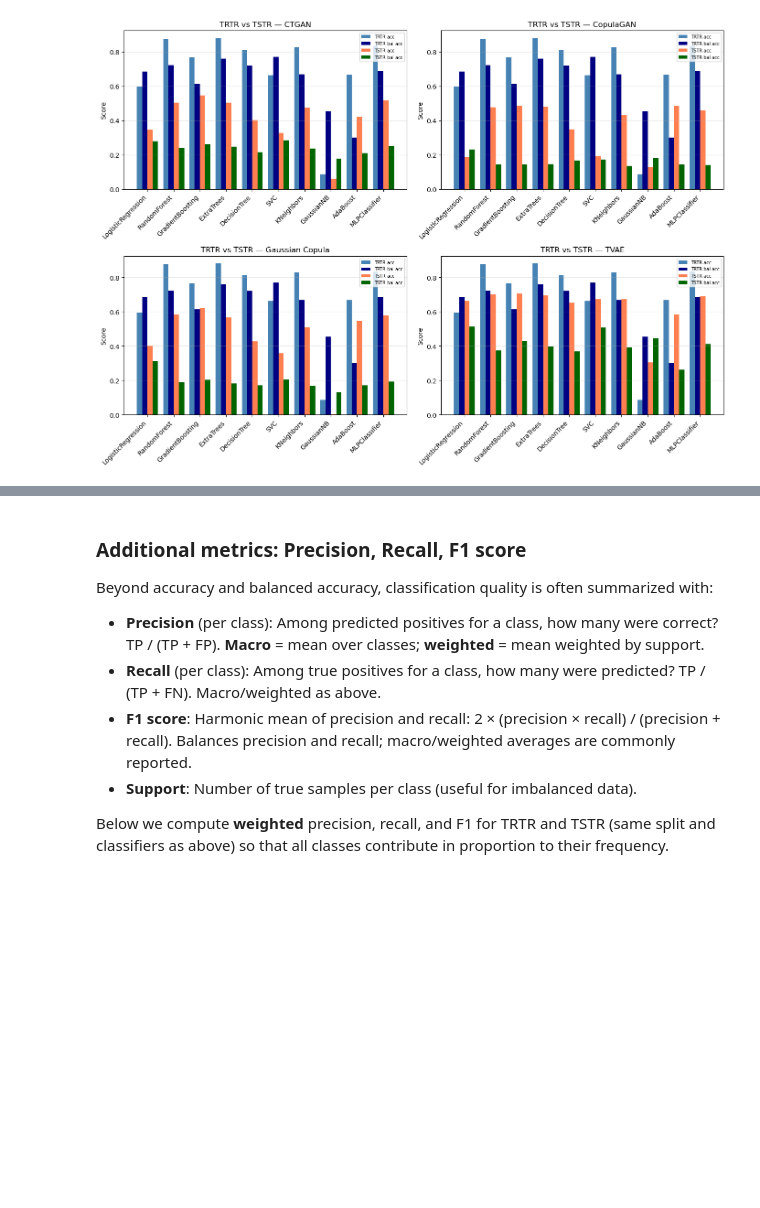
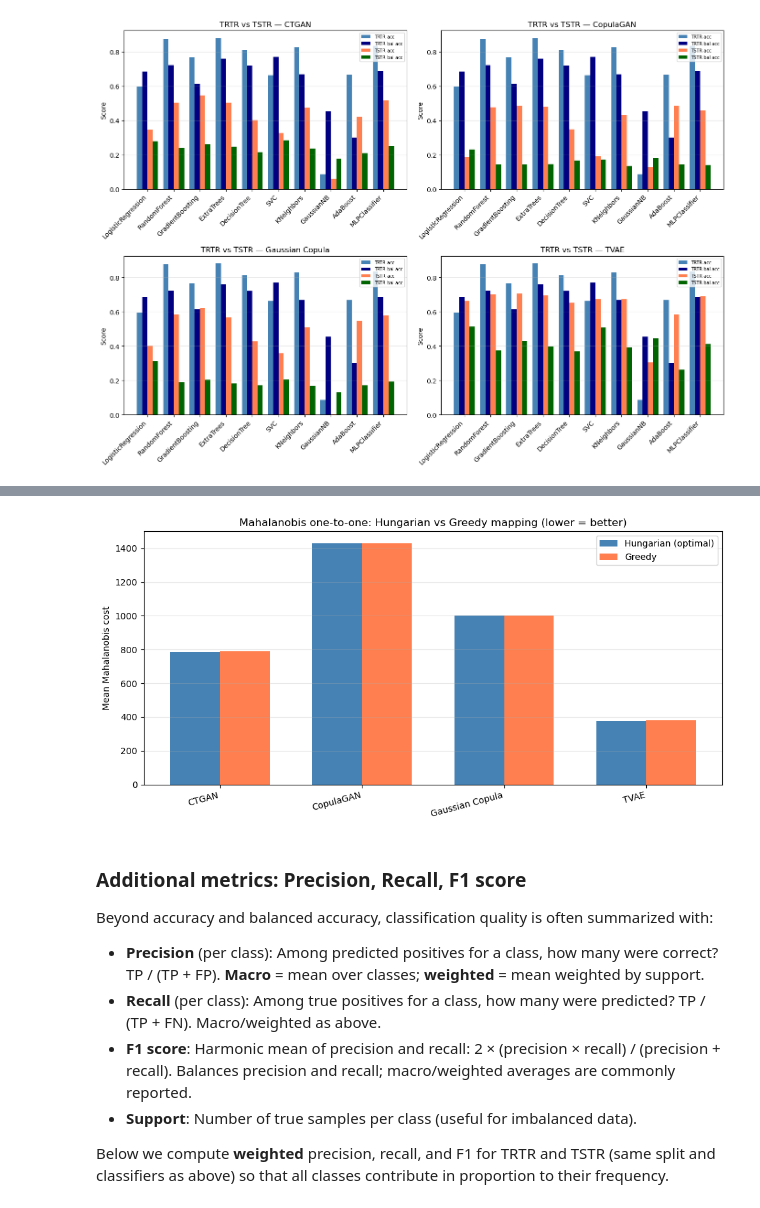
Before and after one commit to bdsul/Synthetic-data_Audit, a Jupyter notebook: Notebooks/covertype.ipynb, the cells around one changed output, grey strips where cells are left out. Cells and saved outputs as stored; diff of their text form; code cells hidden in the pictures; blank space fills up the shorter version.

```diff
--- a/Notebooks/covertype.ipynb
+++ b/Notebooks/covertype.ipynb
@@ -1822,0 +1827,74 @@ plt.show()
+# %%
+# Mahalanobis one-to-one: Hungarian vs Greedy (below the graphs)
+from scipy.optimize import linear_sum_assignment
+from scipy.spatial.distance import cdist
+import numpy as np
+
+N_MAP = 500  # sample size for assignment
+np.random.seed(42)
+cols_maha = [c for c in covertype_data.columns if c in synthetic_data_ctgan.columns and c != 'Cover_Type']
+real_m = covertype_data[cols_maha].sample(n=min(N_MAP, len(covertype_data)), random_state=42)
+scaler_m = StandardScaler()
+real_m_scaled = scaler_m.fit_transform(real_m)
+cov_m = np.cov(real_m_scaled.T) + 1e-6 * np.eye(real_m_scaled.shape[1])
+cov_vi_m = np.linalg.inv(cov_m)
+
+models_maha = [
+    ('CTGAN', synthetic_data_ctgan),
+    ('CopulaGAN', synthetic_data_copulagan),
+    ('Gaussian Copula', synthetic_data_gaussian),
+    ('TVAE', synthetic_data_tvae),
+]
+
+def greedy_assignment_cost(C):
+    """Greedy: for each row i, assign to column j with smallest C[i,j] among unassigned j."""
+    n = C.shape[0]
+    assigned_cols = set()
+    total = 0.0
+    for i in range(n):
+        j_best = None
+        best = np.inf
+        for j in range(n):
+            if j not in assigned_cols and C[i, j] < best:
+                best = C[i, j]
+                j_best = j
+        assigned_cols.add(j_best)
+        total += C[i, j_best]
+    return total / n
+
+results_maha = []
+for name, synth in models_maha:
+    synth_m = synth[cols_maha].sample(n=min(N_MAP, len(synth)), random_state=43)
+    n = min(len(real_m), len(synth_m))
+    R = real_m_scaled[:n]
+    S = scaler_m.transform(synth_m.iloc[:n])
+    C = cdist(R, S, metric='mahalanobis', VI=cov_vi_m)
+    row_ind, col_ind = linear_sum_assignment(C)
+    hungarian_mean = C[row_ind, col_ind].sum() / n
+    greedy_mean = greedy_assignment_cost(C)
+    results_maha.append({
+        'Model': name,
+        'Hungarian_mean': hungarian_mean,
+        'Greedy_mean': greedy_mean,
+    })
+    print(f'{name}: Hungarian mean = {hungarian_mean:.4f}, Greedy mean = {greedy_mean:.4f}')
+
+df_maha = pd.DataFrame(results_maha)
+print('\nMahalanobis one-to-one mapping (mean cost):')
+print(df_maha.round(4).to_string(index=False))
+
+# Bar chart: Hungarian vs Greedy
+fig, ax = plt.subplots(figsize=(10, 5))
+x = np.arange(len(df_maha))
+w = 0.35
+ax.bar(x - w/2, df_maha['Hungarian_mean'], w, label='Hungarian (optimal)', color='steelblue')
+ax.bar(x + w/2, df_maha['Greedy_mean'], w, label='Greedy', color='coral')
+ax.set_xticks(x)
+ax.set_xticklabels(df_maha['Model'], rotation=15, ha='right')
+ax.set_ylabel('Mean Mahalanobis cost')
+ax.set_title('Mahalanobis one-to-one: Hungarian vs Greedy mapping (lower = better)')
+ax.legend()
+ax.grid(axis='y', alpha=0.3)
+plt.tight_layout()
+plt.show()
+# %% [output]
@@ -1822,0 +1912 @@ plt.show()
+[figure, added]
```
Also changed, not shown: parts of 6 cells of this notebook, 15 other files.
